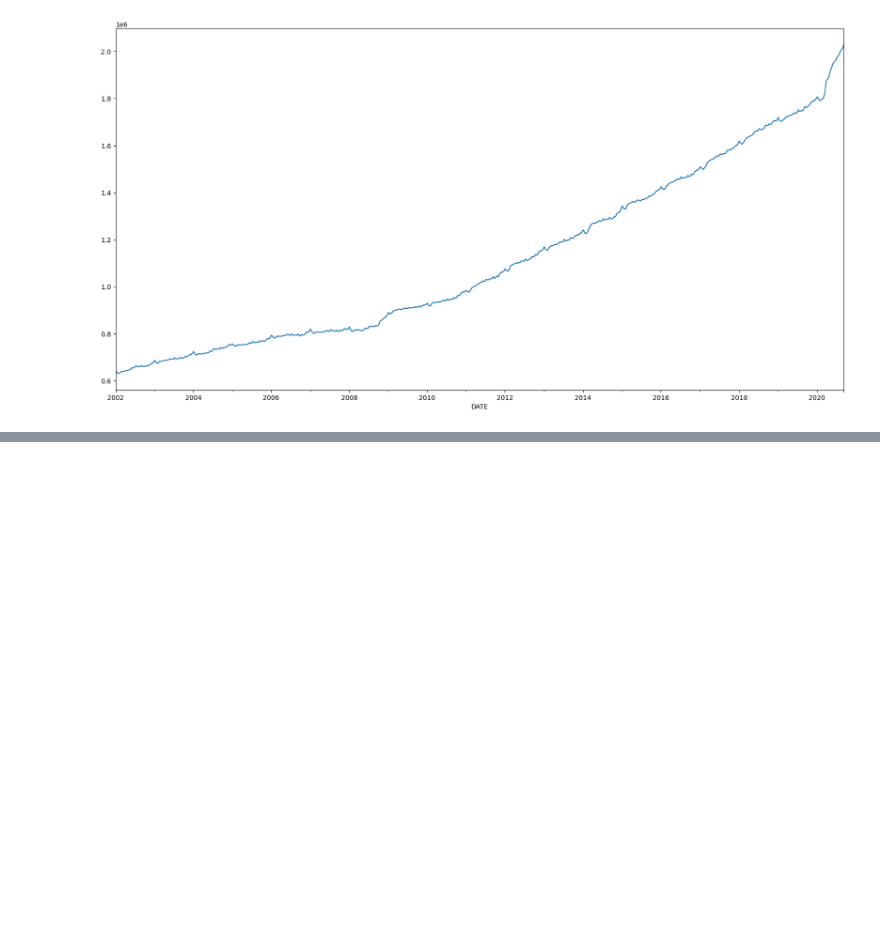
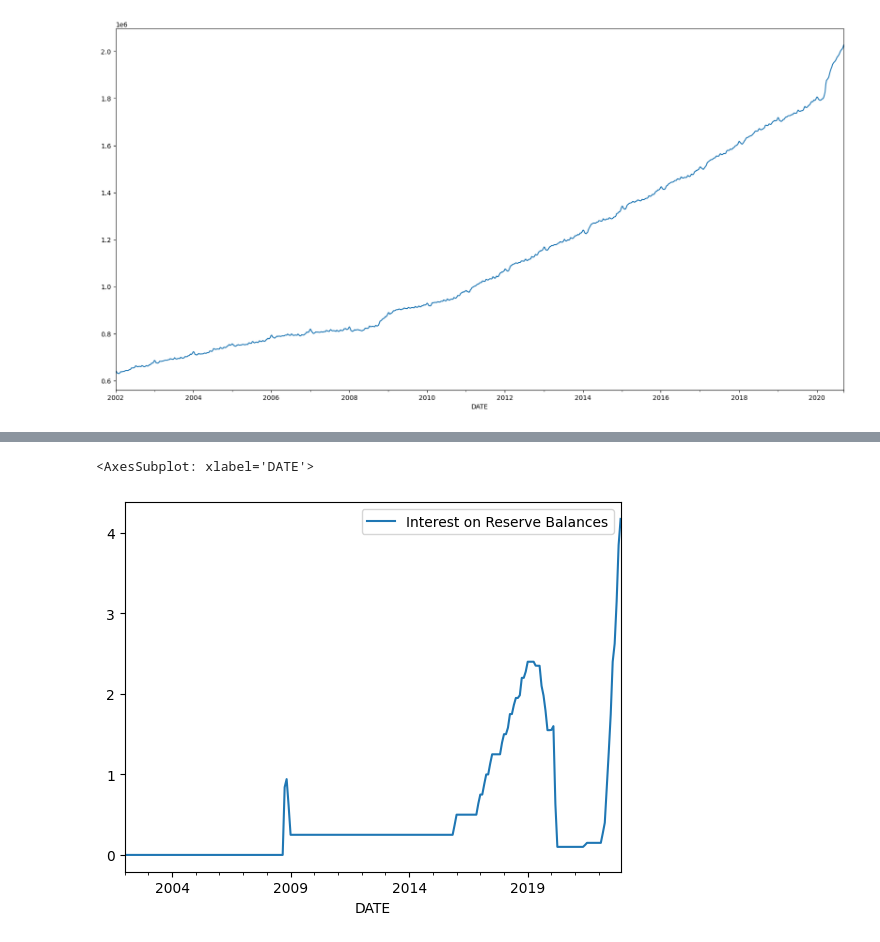
Before and after one commit to Tetteh96/ECON-611-Projects, a Jupyter notebook: Ch4/project 6.ipynb, the cells around one changed output, grey strips where cells are left out. Saved outputs shown, nothing was run; the diff lists cells and outputs as text; code cells hidden in the pictures; blank space fills up the shorter version.

```diff
--- a/Ch4/project 6.ipynb
+++ b/Ch4/project 6.ipynb
@@ -163,0 +226,6 @@ plot_data.plot.line(ax = ax)
+# %%
+data['Interest on Reserve Balances'] = plot_data
+data[['Interest on Reserve Balances']].plot()
+# %% [output]
+<AxesSubplot: xlabel='DATE'>
+[figure, added]
```
Also changed, not shown: parts of 26 cells of this notebook, 2 other files.
